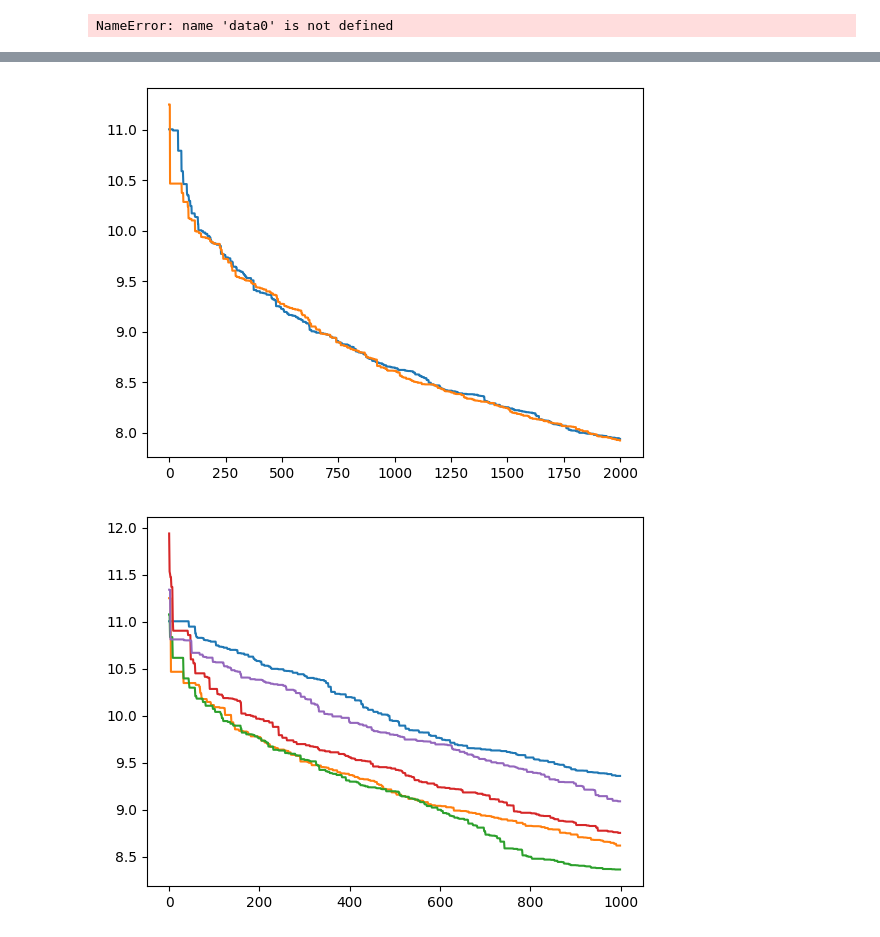
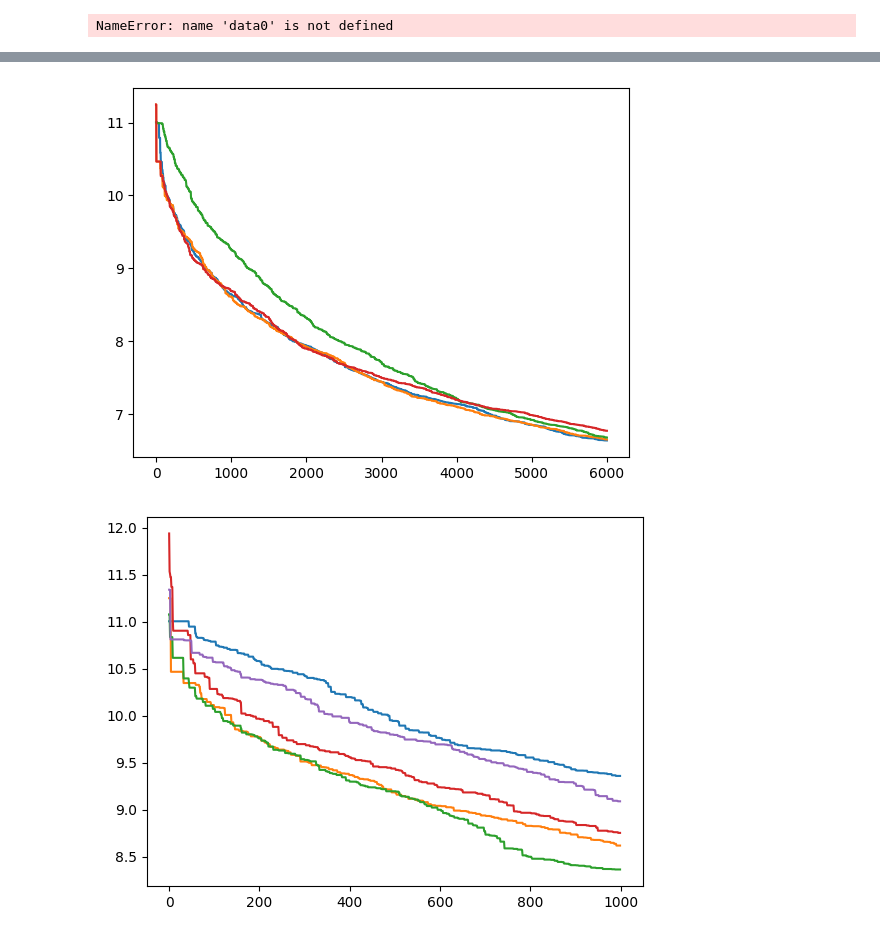
Before and after one commit to zalt00/ant_colony, a Jupyter notebook: data.ipynb, the cells around one changed output, grey strips where cells are left out. Saved outputs shown, nothing was run; the diff lists cells and outputs as text; code cells hidden in the pictures.

```diff
--- a/data.ipynb
+++ b/data.ipynb
@@ -3,7 +3,7 @@ import json
 import matplotlib.pyplot as plt
 import numpy as np
 # %%
-datas0 += datas
+datas0 = datas
 # %%
 with open("trace.json", "r") as file:
     datas = json.load(file)
@@ -22,9 +22,9 @@ for data in datas:
 # %%
-for data in datas:
+for data in datas+datas0:
     data = np.array(data)
     plt.plot(data)
 # %% [output]
-[figure, old version]
+[figure, new version]
 # %%
 for data in datas:
     data = np.array(data)
```
Also changed, not shown: parts of 1 cell of this notebook, 6 other files.
